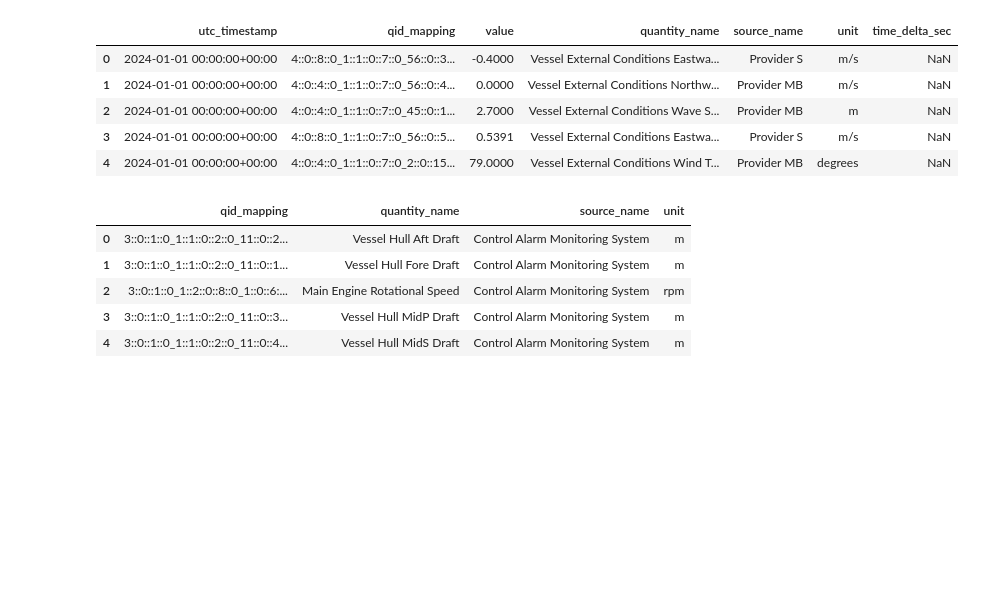
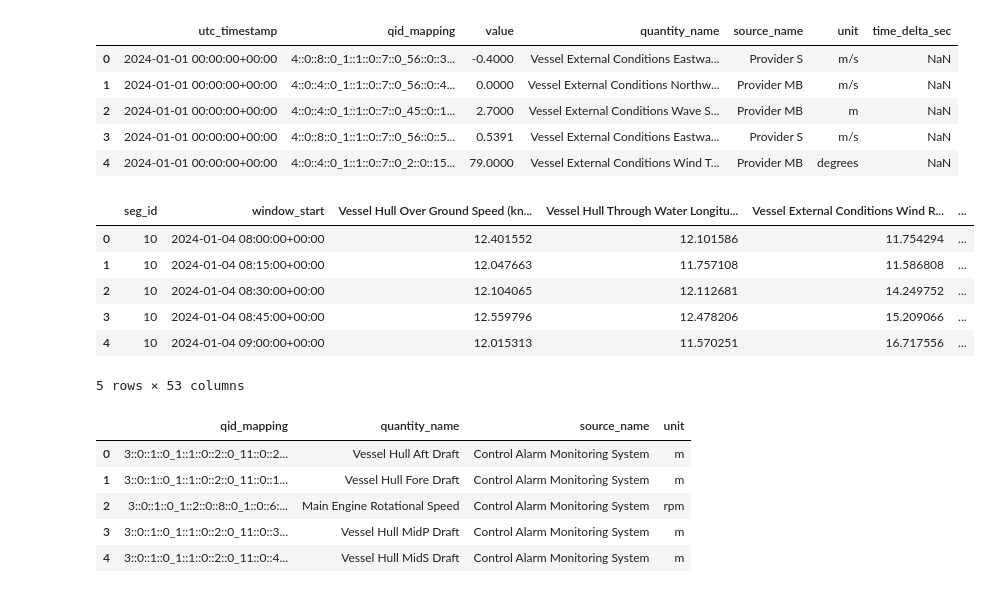
Before and after one commit to AugustBjerg/Master-s-thesis, a Jupyter notebook: code/data/cleaning-scripts/notebooks/post_agg_explore.ipynb, the cells around one changed output. Cells and saved outputs as stored; diff of their text form; code cells hidden in the pictures; blank space fills up the shorter version.

```diff
--- a/code/data/cleaning-scripts/notebooks/post_agg_explore.ipynb
+++ b/code/data/cleaning-scripts/notebooks/post_agg_explore.ipynb
@@ -58,6 +49,16 @@ original_appended_data.head()
 | 2 | 2024-01-01 00:00:00+00:00 | 4::0::4::0_1::1::0::7::0_45::0::1... | 2.7000 | Vessel External Conditions Wave S... | Provider MB | m | NaN |
 | 3 | 2024-01-01 00:00:00+00:00 | 4::0::8::0_1::1::0::7::0_56::0::5... | 0.5391 | Vessel External Conditions Eastwa... | Provider S | m/s | NaN |
 | 4 | 2024-01-01 00:00:00+00:00 | 4::0::4::0_1::1::0::7::0_2::0::15... | 79.0000 | Vessel External Conditions Wind T... | Provider MB | degrees | NaN |
+# %%
+agg_15min.head()
+# %% [output]
+|  | seg_id | window_start | Vessel Hull Over Ground Speed (kn... | Vessel Hull Through Water Longitu... | Vessel External Conditions Wind R... | ... |
+| 0 | 10 | 2024-01-04 08:00:00+00:00 | 12.401552 | 12.101586 | 11.754294 | ... |
+| 1 | 10 | 2024-01-04 08:15:00+00:00 | 12.047663 | 11.757108 | 11.586808 | ... |
+| 2 | 10 | 2024-01-04 08:30:00+00:00 | 12.104065 | 12.112681 | 14.249752 | ... |
+| 3 | 10 | 2024-01-04 08:45:00+00:00 | 12.559796 | 12.478206 | 15.209066 | ... |
+| 4 | 10 | 2024-01-04 09:00:00+00:00 | 12.015313 | 11.570251 | 16.717556 | ... |
+5 rows × 53 columns
 # %%
 metadata.head()
 # %% [output]
```
Also changed, not shown: parts of 9 cells of this notebook.
